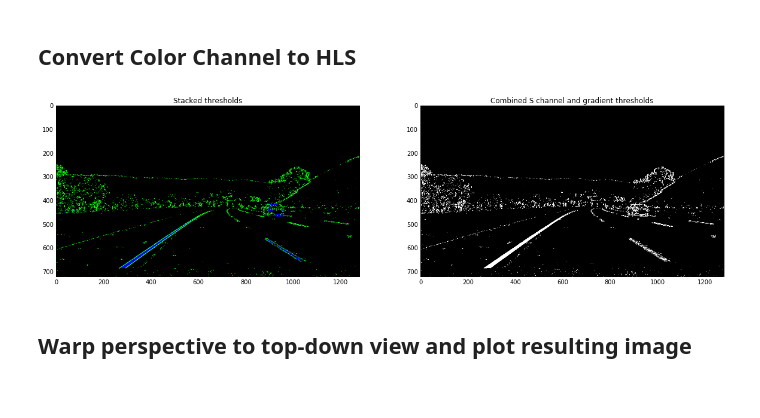
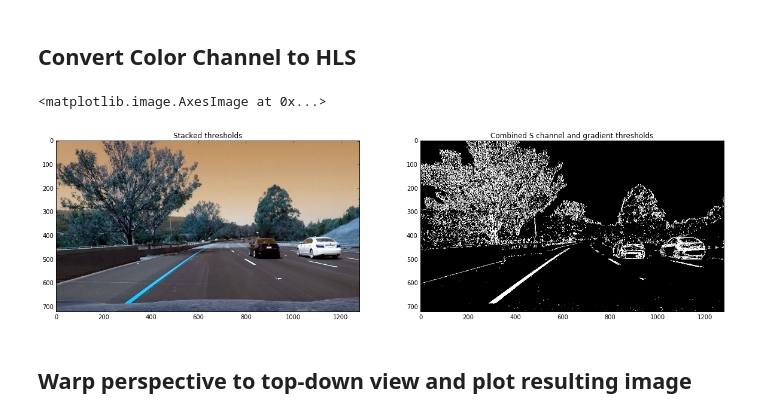
Before and after one commit to ZeipsCode/CarND-Advanced-Lane-Lines, a Jupyter notebook: example.ipynb, the cells around one changed output. Cells and saved outputs as stored; diff of their text form; code cells hidden in the pictures.

```diff
--- a/example.ipynb
+++ b/example.ipynb
@@ -257,9 +245,18 @@ def convert_to_HLS(img):
     return combined_binary
-# %%
-image = cv2.imread('test_images/test3.jpg')
-combined_binary = convert_to_HLS(image)
-# %% [output]
-[figure, removed]
+# %%
+image = cv2.imread('test_images/test6.jpg')
+combined_binary = convert_to_HLS(image)
+
+# Plotting thresholded images
+f, (ax1, ax2) = plt.subplots(1, 2, figsize=(20,10))
+ax1.set_title('Stacked thresholds')
+ax1.imshow(image)
+
+ax2.set_title('Combined S channel and gradient thresholds')
+ax2.imshow(combined_binary, cmap='gray')
+# %% [output]
+<matplotlib.image.AxesImage at 0x...>
+[figure, added]
 # %% [markdown]
 ## Warp perspective to top-down view and plot resulting image
 # %%
```
Also changed, not shown: parts of 15 cells of this notebook, 1 other file.
